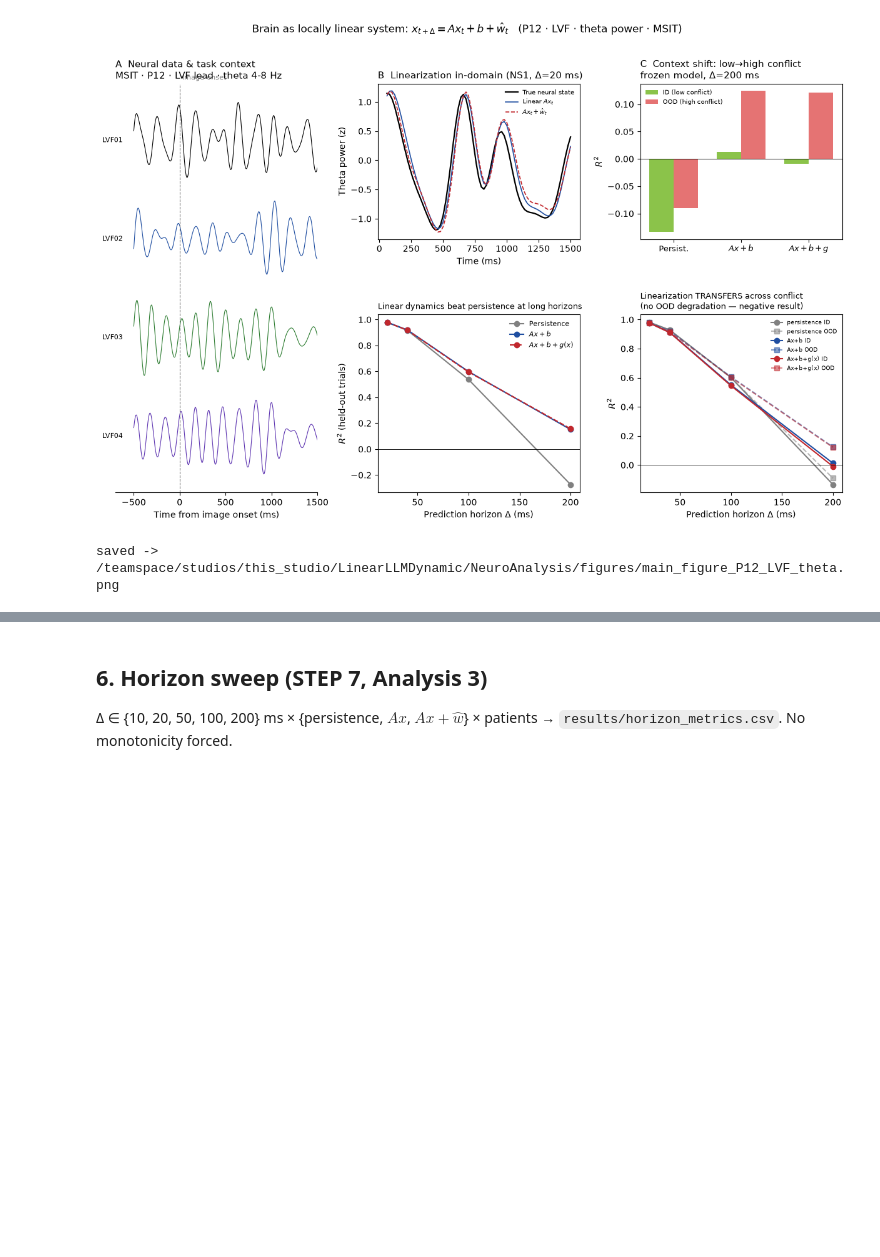
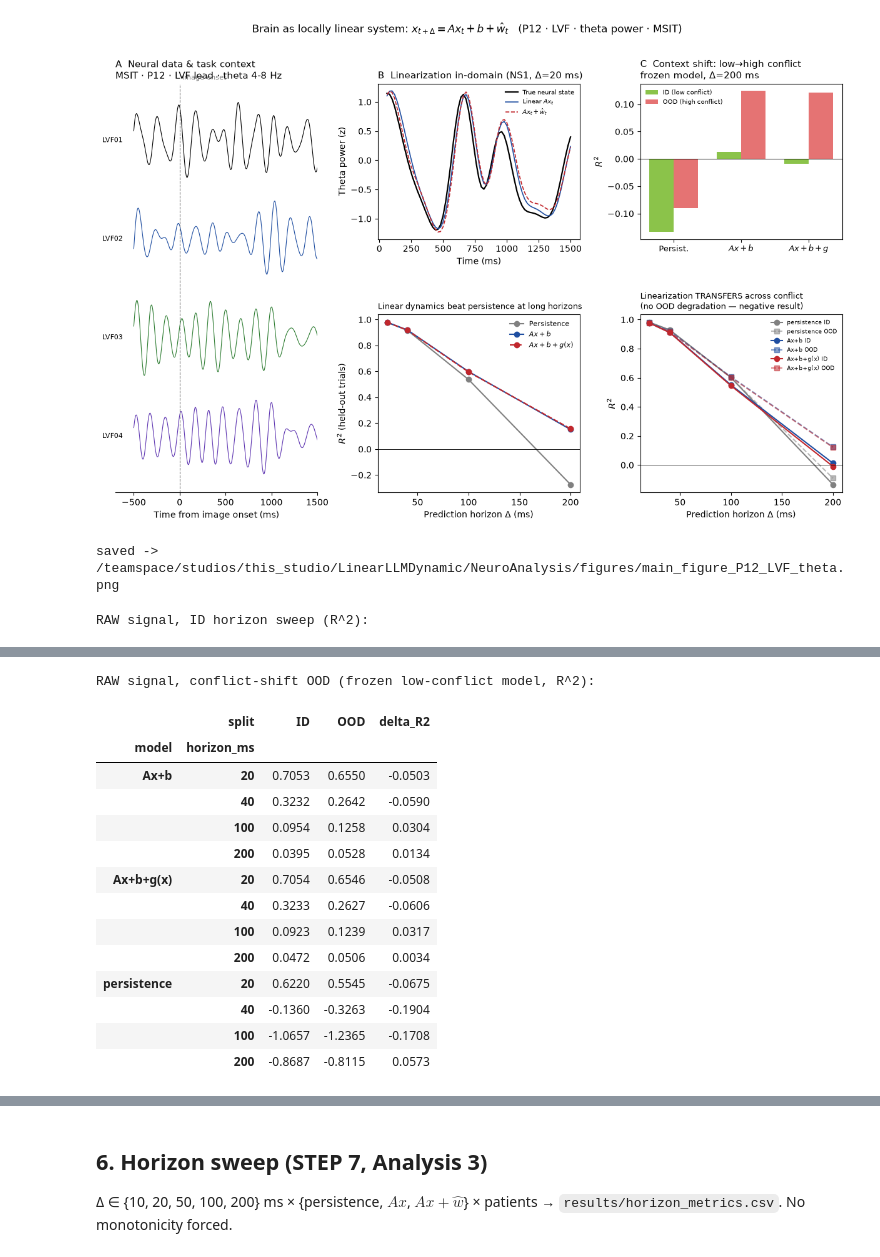
Before and after one commit to rgs2151/controller, a Jupyter notebook: NeuroAnalysis/brain_local_linearization.ipynb, the cells around one changed output, grey strips where cells are left out. Cells and saved outputs as stored; diff of their text form; code cells hidden in the pictures; blank space fills up the shorter version.

```diff
--- a/NeuroAnalysis/brain_local_linearization.ipynb
+++ b/NeuroAnalysis/brain_local_linearization.ipynb
@@ -858,3 +858,65 @@ print("saved ->", out)
 # %% [output]
 [figure]
 saved -> /teamspace/studios/this_studio/LinearLLMDynamic/NeuroAnalysis/figures/main_figure_P12_LVF_theta.png
+# %%
+# ---------- RAW-SIGNAL VERSION: state = broadband LFP voltage (no band filtering) ----------
+# Same tokenization (causal 40-ms mean, 20-ms stride), same models, same splits.
+# Normalization: z-score per channel using TRAINING-trial baseline (-500..0 ms) stats.
+
+# 1) tokens from raw voltage on the same LVF clean channels
+raw = sess["data"][:, clean_idx, :][:, region_mask_in_clean, :]     # (trials, ch, samples)
+tok_raw, base_raw_mean, _ = tokenize(raw, sess["time"])             # baseline mean unused for sd
+t_ms_full = sess["time"] * 1000.0
+base_m = (t_ms_full >= EPOCH_MS[0]) & (t_ms_full < 0)
+base_sd_trial = raw[:, :, base_m].std(axis=-1)                      # (trials, ch)
+
+mu_raw = tok_raw[tr][:, :, :].reshape(-1, tok_raw.shape[-1]).mean(axis=0)
+sd_raw = base_sd_trial[tr].mean(axis=0) + 1e-12                     # train baseline sd
+z_raw = (tok_raw - mu_raw[None, None, :]) / sd_raw[None, None, :]
+
+# 2) fit across horizons (same 60/20/20 trial split tr/va/te as theta analysis)
+rows_raw = []
+models_raw = {}
+for h_ms in [20, 40, 100, 200]:
+    hsr = h_ms // TOKEN_STRIDE_MS
+    Xt_, Yt_ = make_pairs(z_raw[tr], hsr)
+    Xv_, Yv_ = make_pairs(z_raw[va], hsr)
+    Xe_, Ye_ = make_pairs(z_raw[te], hsr)
+    A_r, b_r, lam_r = fit_ridge(Xt_, Yt_, Xv_, Yv_)
+    g_r = fit_residual_mlp(Xt_, Yt_ - ridge_predict(A_r, b_r, Xt_),
+                           Xv_, Yv_ - ridge_predict(A_r, b_r, Xv_))
+    models_raw[h_ms] = (A_r, b_r, g_r)
+    p_l = ridge_predict(A_r, b_r, Xe_)
+    p_r = p_l + mlp_predict(g_r, Xe_)
+    for nm, pp in [("persistence", Xe_), ("Ax+b", p_l), ("Ax+b+g(x)", p_r)]:
+        rows_raw.append({"horizon_ms": h_ms, "model": nm, "R2": pop_r2(Ye_, pp)})
+raw_sweep = pd.DataFrame(rows_raw)
+print("RAW signal, ID horizon sweep (R^2):")
+display(raw_sweep.pivot(index="horizon_ms", columns="model", values="R2").round(4))
+
+# 3) conflict-shift OOD with raw state (frozen low-conflict model)
+mu_raw_lo = tok_raw[tr_lo].reshape(-1, tok_raw.shape[-1]).mean(axis=0)
+sd_raw_lo = base_sd_trial[tr_lo].mean(axis=0) + 1e-12
+z_raw_c = (tok_raw - mu_raw_lo[None, None, :]) / sd_raw_lo[None, None, :]
+rows_raw_c = []
+for h_ms in [20, 40, 100, 200]:
+    hsr = h_ms // TOKEN_STRIDE_MS
+    Xt_, Yt_ = make_pairs(z_raw_c[tr_lo], hsr)
+    Xv_, Yv_ = make_pairs(z_raw_c[va_lo], hsr)
+    Xi_, Yi_ = make_pairs(z_raw_c[te_lo], hsr)
+    Xo_, Yo_ = make_pairs(z_raw_c[high_trials], hsr)
+    A_rc, b_rc, _ = fit_ridge(Xt_, Yt_, Xv_, Yv_)
+    g_rc = fit_residual_mlp(Xt_, Yt_ - ridge_predict(A_rc, b_rc, Xt_),
+                            Xv_, Yv_ - ridge_predict(A_rc, b_rc, Xv_))
+    for split, Xs_, Ys_ in [("ID", Xi_, Yi_), ("OOD", Xo_, Yo_)]:
+        p_l = ridge_predict(A_rc, b_rc, Xs_)
+        rows_raw_c += [{"horizon_ms": h_ms, "split": split, "model": "persistence", "R2": pop_r2(Ys_, Xs_)},
+                       {"horizon_ms": h_ms, "split": split, "model": "Ax+b", "R2": pop_r2(Ys_, p_l)},
+                       {"horizon_ms": h_ms, "split": split, "model": "Ax+b+g(x)",
+                        "R2": pop_r2(Ys_, p_l + mlp_predict(g_rc, Xs_))}]
+cs_raw = pd.DataFrame(rows_raw_c).pivot(index=["model", "horizon_ms"], columns="split", values="R2")
+cs_raw["delta_R2"] = cs_raw["OOD"] - cs_raw["ID"]
+print("\nRAW signal, conflict-shift OOD (frozen low-conflict model, R^2):")
+display(cs_raw.round(4))
+# %% [output]
+RAW signal, ID horizon sweep (R^2):
@@ -860,0 +929,15 @@ saved -> /teamspace/studios/this_studio/LinearLLMDynamic/NeuroAnalysis/figures/m
+RAW signal, conflict-shift OOD (frozen low-conflict model, R^2):
+|  | split | ID | OOD | delta_R2 |
+| model | horizon_ms |  |  |  |
+| Ax+b | 20 | 0.7053 | 0.6550 | -0.0503 |
+|  | 40 | 0.3232 | 0.2642 | -0.0590 |
+|  | 100 | 0.0954 | 0.1258 | 0.0304 |
+|  | 200 | 0.0395 | 0.0528 | 0.0134 |
+| Ax+b+g(x) | 20 | 0.7054 | 0.6546 | -0.0508 |
+|  | 40 | 0.3233 | 0.2627 | -0.0606 |
+|  | 100 | 0.0923 | 0.1239 | 0.0317 |
+|  | 200 | 0.0472 | 0.0506 | 0.0034 |
+| persistence | 20 | 0.6220 | 0.5545 | -0.0675 |
+|  | 40 | -0.1360 | -0.3263 | -0.1904 |
+|  | 100 | -1.0657 | -1.2365 | -0.1708 |
+|  | 200 | -0.8687 | -0.8115 | 0.0573 |
```
Also changed, not shown: parts of 2 cells of this notebook, 2 other files.
